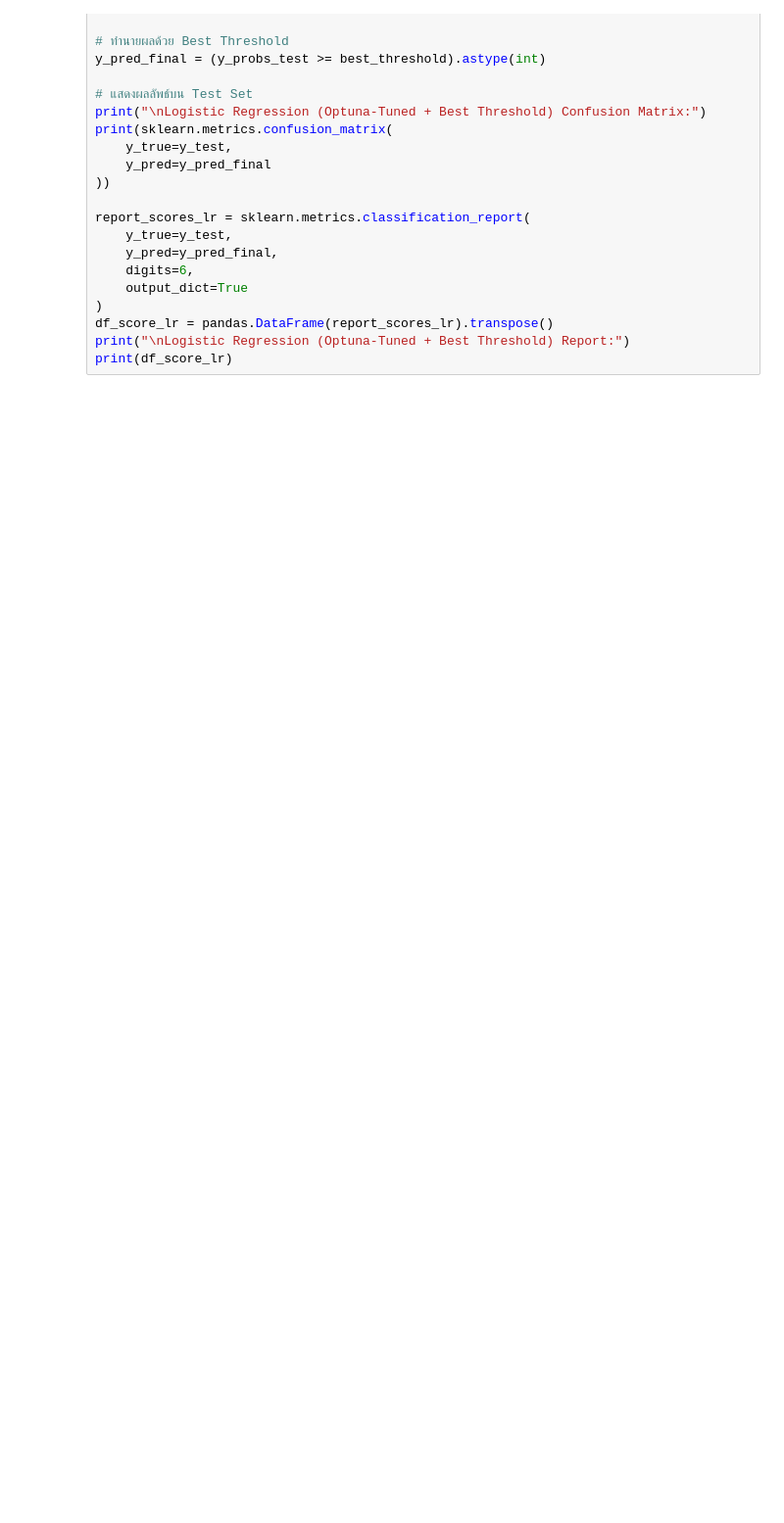
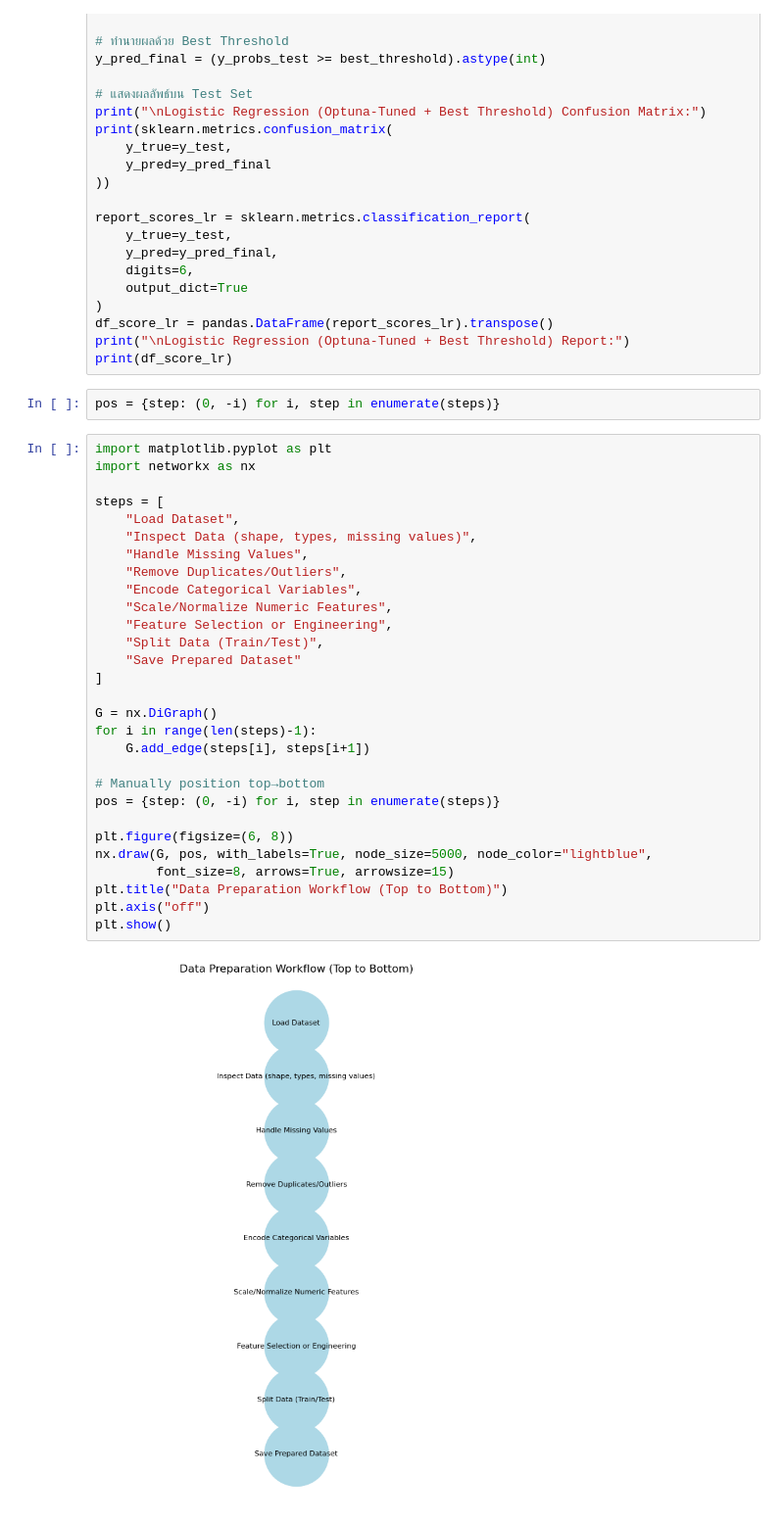
Before and after one commit to EchoOfHer/Machine-Learning, a Jupyter notebook: fix.ipynb, the cells around one changed output. Shown: that part at 98% size. Cells and saved outputs as stored; diff of their text form; blank space fills up the shorter version.

```diff
--- a/fix.ipynb
+++ b/fix.ipynb
@@ -168,3 +168,36 @@ report_scores_lr = sklearn.metrics.classification_report(
 df_score_lr = pandas.DataFrame(report_scores_lr).transpose()
 print("\nLogistic Regression (Optuna-Tuned + Best Threshold) Report:")
 print(df_score_lr)
+# %%
+pos = {step: (0, -i) for i, step in enumerate(steps)}
+# %%
+import matplotlib.pyplot as plt
+import networkx as nx
+
+steps = [
+    "Load Dataset",
+    "Inspect Data (shape, types, missing values)",
+    "Handle Missing Values",
+    "Remove Duplicates/Outliers",
+    "Encode Categorical Variables",
+    "Scale/Normalize Numeric Features",
+    "Feature Selection or Engineering",
+    "Split Data (Train/Test)",
+    "Save Prepared Dataset"
+]
+
+G = nx.DiGraph()
+for i in range(len(steps)-1):
+    G.add_edge(steps[i], steps[i+1])
+
+# Manually position top→bottom
+pos = {step: (0, -i) for i, step in enumerate(steps)}
+
+plt.figure(figsize=(6, 8))
+nx.draw(G, pos, with_labels=True, node_size=5000, node_color="lightblue",
+        font_size=8, arrows=True, arrowsize=15)
+plt.title("Data Preparation Workflow (Top to Bottom)")
+plt.axis("off")
+plt.show()
+# %% [output]
+[figure, added]
```
Also changed, not shown: parts of 1 cell of this notebook, 5 other files.
